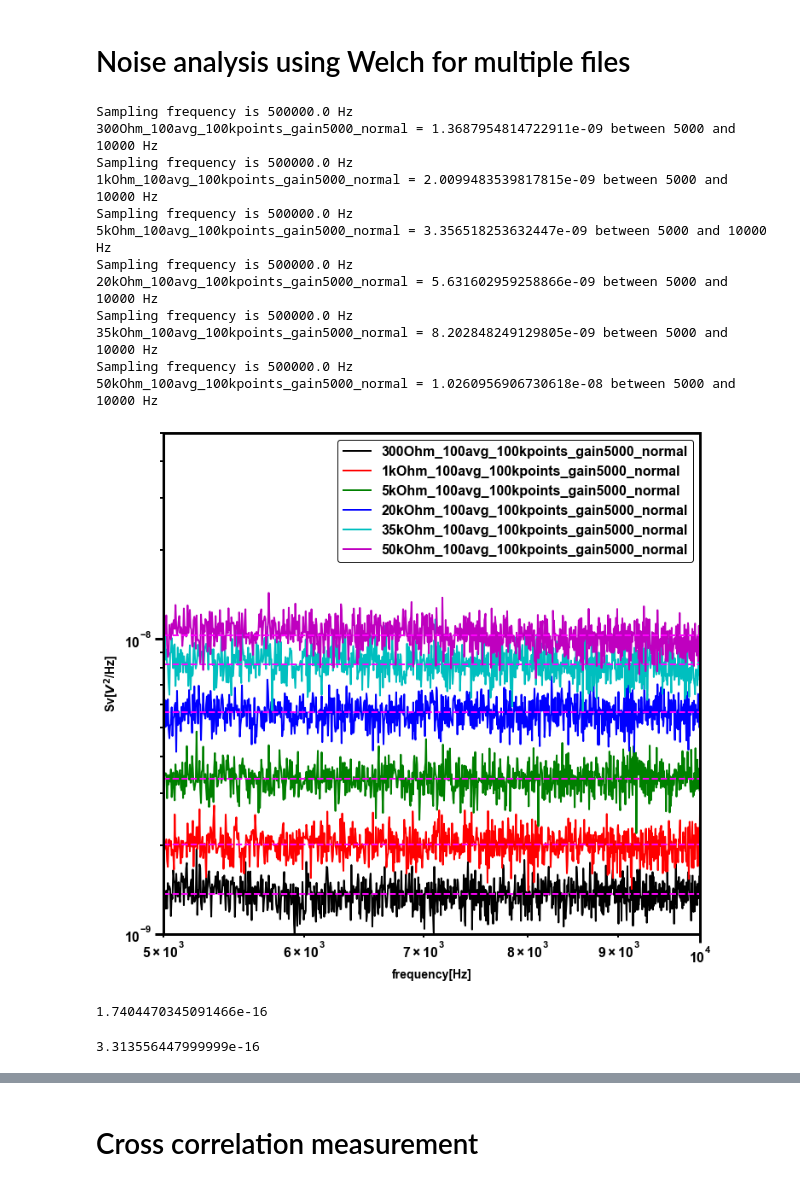
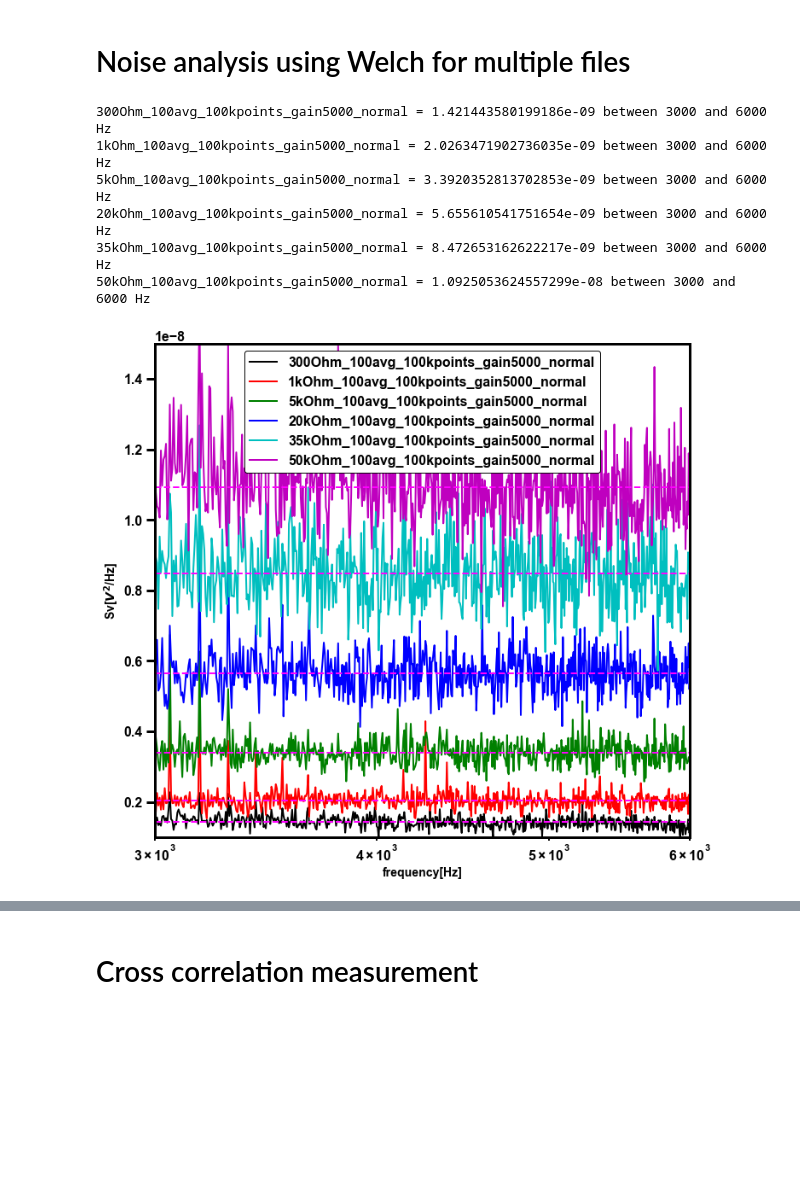
Before and after one commit to NikhilTilak/scripts, a Jupyter notebook: noise.ipynb, the cells around one changed output, grey strips where cells are left out. Drawn from its saved outputs; the diff is of its cells as text; code cells hidden in the pictures; blank space fills up the shorter version.

```diff
--- a/noise.ipynb
+++ b/noise.ipynb
@@ -231,7 +231,7 @@ for fp in files:
     fs = int(N/T) # Hz
     dt = 1/fs
     time = df["time"].to_numpy() - df["time"].min()
-    print(f"Sampling frequency is {1/dt} Hz")
+    # print(f"Sampling frequency is {1/dt} Hz")
 
     # Sv_list = np.zeros((df.shape[0]//2, df.shape[1]-1)) # for autocorrelation
     Sv_list = np.zeros((df.shape[0]//2 + 1, df.shape[1]-1)) # for welch
@@ -250,58 +250,42 @@ for fp in files:
         fwelch, Svwelch = welch(V,
                                 fs=fs,
                                 window='boxcar',
                                 nperseg=N,
                                 nfft=N,
                                 return_onesided=True,
                                 scaling='density',
                                 axis=-1)
         Svwelch = (1/2)*Svwelch
         Sv_list[:,i-1] = Svwelch
 
     Sv_mean = np.mean(Sv_list, axis=1)
     label = f"{fp.split('/')[-1].split('.')[0]}"
-    f_lo = 5_000 # Hz
-    f_hi = 10_000 # Hz
+    f_lo = 3_000 # Hz
+    f_hi = 6_000 # Hz
     ################## frequency axis##############################################
     # fwelch = fftfreq(N,dt)
     # fwelch = fwelch[:fwelch.size//2]
     print(f"{label} = {np.median(Sv_mean[np.where((fwelch>f_lo) & (fwelch<f_hi))])} between {f_lo} and {f_hi} Hz")
     ax.plot(fwelch, Sv_mean, alpha=1, label = label)
     ax.axhline(np.median(Sv_mean[np.where((fwelch>f_lo) & (fwelch<f_hi))]), color='magenta', linestyle='--')
 ax.set_xlabel("frequency[Hz]")
 ax.set_ylabel("Sv[$V^2$/Hz]")
 ax.set_xscale('log')
-ax.set_yscale('log')
-# ax.set_ylim(1e-10,1e-6)
+# ax.set_yscale('log')
+# ax.set_ylim(1e-9,3e-8)
 # ax.set_xlim(1e0,fwelch.max())
-ax.set_ylim(1e-9,5e-8)
+ax.set_ylim(1e-9,1.5e-8)
 ax.set_xlim(f_lo,f_hi)
 ax.axvline(f_hi, color='g', linestyle='--')
 ax.axvline(f_lo, color='g', linestyle='--')
 # ax.axhline(johnson_noise_psd(300,500_000), color='r', linestyle='--', label="Johnson noise")
 ax.legend()
 plt.show()
 # %% [output]
-Sampling frequency is 500000.0 Hz
-300Ohm_100avg_100kpoints_gain5000_normal = 1.3687954814722911e-09 between 5000 and 10000 Hz
-Sampling frequency is 500000.0 Hz
-1kOhm_100avg_100kpoints_gain5000_normal = 2.0099483539817815e-09 between 5000 and 10000 Hz
-Sampling frequency is 500000.0 Hz
-5kOhm_100avg_100kpoints_gain5000_normal = 3.356518253632447e-09 between 5000 and 10000 Hz
-Sampling frequency is 500000.0 Hz
-20kOhm_100avg_100kpoints_gain5000_normal = 5.631602959258866e-09 between 5000 and 10000 Hz
-Sampling frequency is 500000.0 Hz
-35kOhm_100avg_100kpoints_gain5000_normal = 8.202848249129805e-09 between 5000 and 10000 Hz
-Sampling frequency is 500000.0 Hz
-50kOhm_100avg_100kpoints_gain5000_normal = 1.0260956906730618e-08 between 5000 and 10000 Hz
+300Ohm_100avg_100kpoints_gain5000_normal = 1.421443580199186e-09 between 3000 and 6000 Hz
+1kOhm_100avg_100kpoints_gain5000_normal = 2.0263471902736035e-09 between 3000 and 6000 Hz
+5kOhm_100avg_100kpoints_gain5000_normal = 3.3920352813702853e-09 between 3000 and 6000 Hz
+20kOhm_100avg_100kpoints_gain5000_normal = 5.655610541751654e-09 between 3000 and 6000 Hz
+35kOhm_100avg_100kpoints_gain5000_normal = 8.472653162622217e-09 between 3000 and 6000 Hz
+50kOhm_100avg_100kpoints_gain5000_normal = 1.0925053624557299e-08 between 3000 and 6000 Hz
-[figure, old version]
+[figure, new version]
-# %%
-applied_gain = 5000
-avg_gain = 4949 #median gain in band width of 10 KHz to 40 KHz
-((5.631602959258866e-09)-(1.3687954814722911e-09))/avg_gain**2
-# %% [output]
-1.7404470345091466e-16
-# %%
-johnson_noise_psd(300,20000)
-# %% [output]
-3.313556447999999e-16
```
Also changed, not shown: parts of 2 cells of this notebook.
